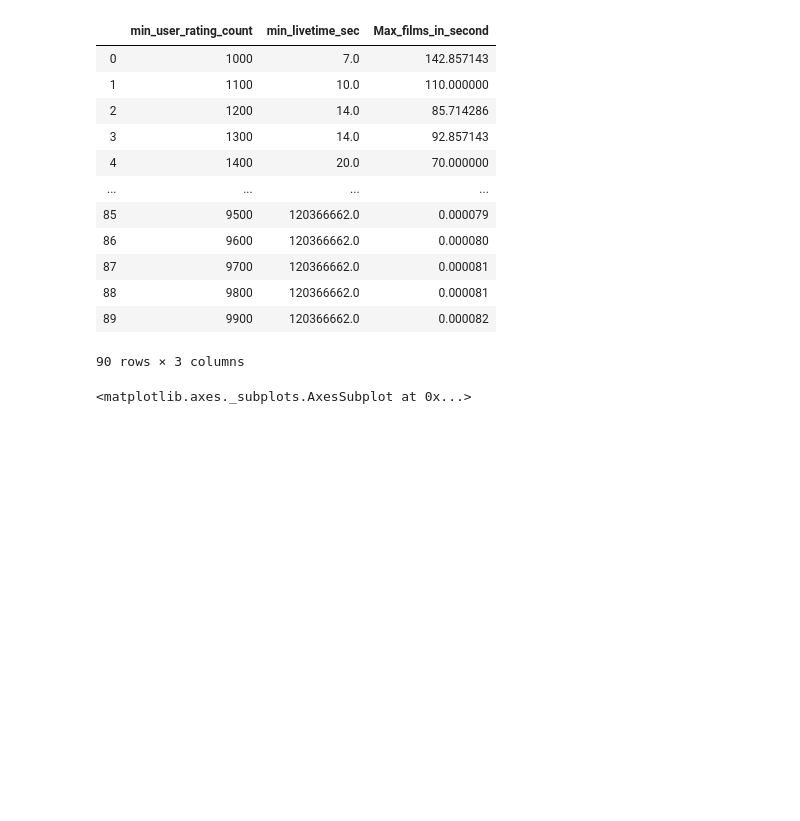
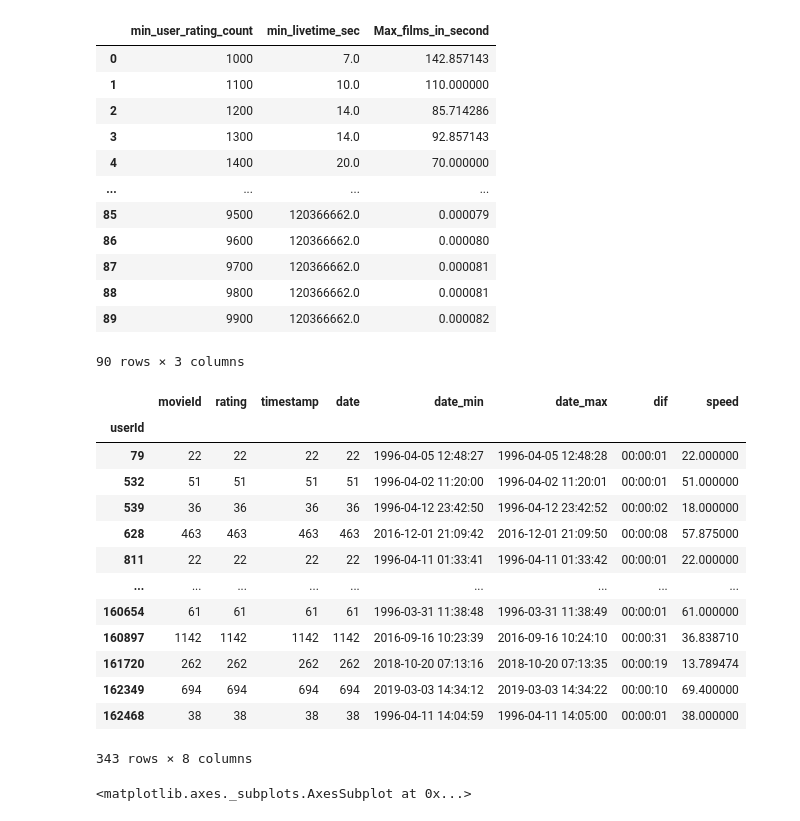
Before and after one commit to AlexeyUdod/netology_pyda, a Jupyter notebook: hw13.ipynb, the cells around one changed output. Cells and saved outputs as stored; diff of their text form; code cells hidden in the pictures; blank space fills up the shorter version.

```diff
--- a/hw13.ipynb
+++ b/hw13.ipynb
@@ -76,3 +112,20 @@ min_livetime
+# %%
+rate_count[rate_count.speed > 10]
+# %% [output]
+|  | movieId | rating | timestamp | date | date_min | date_max | dif | speed |
+| userId |  |  |  |  |  |  |  |  |
+| 79 | 22 | 22 | 22 | 22 | 1996-04-05 12:48:27 | 1996-04-05 12:48:28 | 00:00:01 | 22.000000 |
+| 532 | 51 | 51 | 51 | 51 | 1996-04-02 11:20:00 | 1996-04-02 11:20:01 | 00:00:01 | 51.000000 |
+| 539 | 36 | 36 | 36 | 36 | 1996-04-12 23:42:50 | 1996-04-12 23:42:52 | 00:00:02 | 18.000000 |
+| 628 | 463 | 463 | 463 | 463 | 2016-12-01 21:09:42 | 2016-12-01 21:09:50 | 00:00:08 | 57.875000 |
+| 811 | 22 | 22 | 22 | 22 | 1996-04-11 01:33:41 | 1996-04-11 01:33:42 | 00:00:01 | 22.000000 |
+| ... | ... | ... | ... | ... | ... | ... | ... | ... |
+| 160654 | 61 | 61 | 61 | 61 | 1996-03-31 11:38:48 | 1996-03-31 11:38:49 | 00:00:01 | 61.000000 |
+| 160897 | 1142 | 1142 | 1142 | 1142 | 2016-09-16 10:23:39 | 2016-09-16 10:24:10 | 00:00:31 | 36.838710 |
+| 161720 | 262 | 262 | 262 | 262 | 2018-10-20 07:13:16 | 2018-10-20 07:13:35 | 00:00:19 | 13.789474 |
+| 162349 | 694 | 694 | 694 | 694 | 2019-03-03 14:34:12 | 2019-03-03 14:34:22 | 00:00:10 | 69.400000 |
+| 162468 | 38 | 38 | 38 | 38 | 1996-04-11 14:04:59 | 1996-04-11 14:05:00 | 00:00:01 | 38.000000 |
+343 rows × 8 columns
 # %%
 %matplotlib inline
 min_livetime['Max_films_in_second'].hist(bins=30)
```
Also changed, not shown: parts of 7 cells of this notebook.
